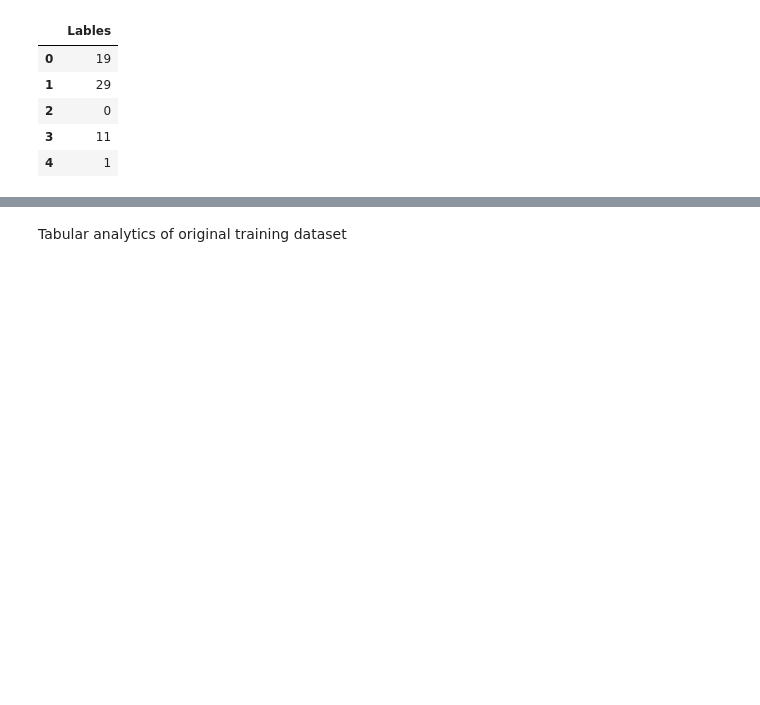
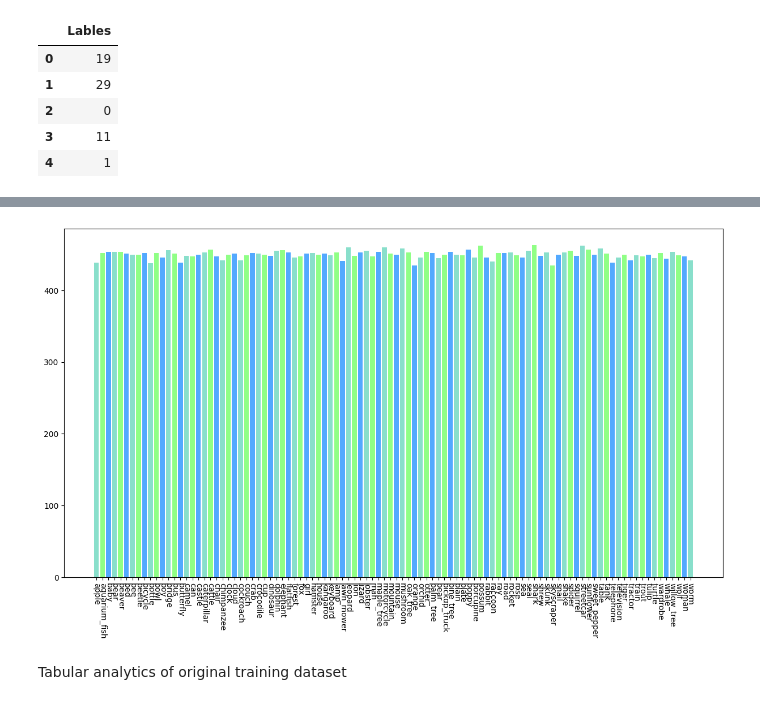
Before and after one commit to irkado/ml-cnn-transfer-learning, a Jupyter notebook: data_preparation/CIFAR_100/Graphs_CIFAR_100.ipynb, the cells around one changed output, grey strips where cells are left out. Saved outputs shown, nothing was run; the diff lists cells and outputs as text; code cells hidden in the pictures; blank space fills up the shorter version.

```diff
--- a/data_preparation/CIFAR_100/Graphs_CIFAR_100.ipynb
+++ b/data_preparation/CIFAR_100/Graphs_CIFAR_100.ipynb
@@ -174,3 +185,16 @@ plt.bar(x=values, height=labels_counts,color=["#89dfcb","#90ff86", "#53a9ff"])
+# %%
+train_indices = train_set.indices
+train_labels_raw = [train_labels[i] for i in train_indices]
+counts = [train_labels_raw.count(i) for i in range(100)]
+# %%
+train_dict = {x:y for x,y in zip(labels,counts) }
+# %%
+plt.figure(figsize=(15,8))
+plt.bar(train_dict.keys(),train_dict.values(),color=["#89dfcb","#90ff86", "#53a9ff"])
+plt.xticks(rotation=-90)
+plt.show()
+# %% [output]
+[figure, added]
 # %% [markdown]
 Tabular analytics of original training dataset
 # %%
```
Also changed, not shown: parts of 18 cells of this notebook, 2 other files.
